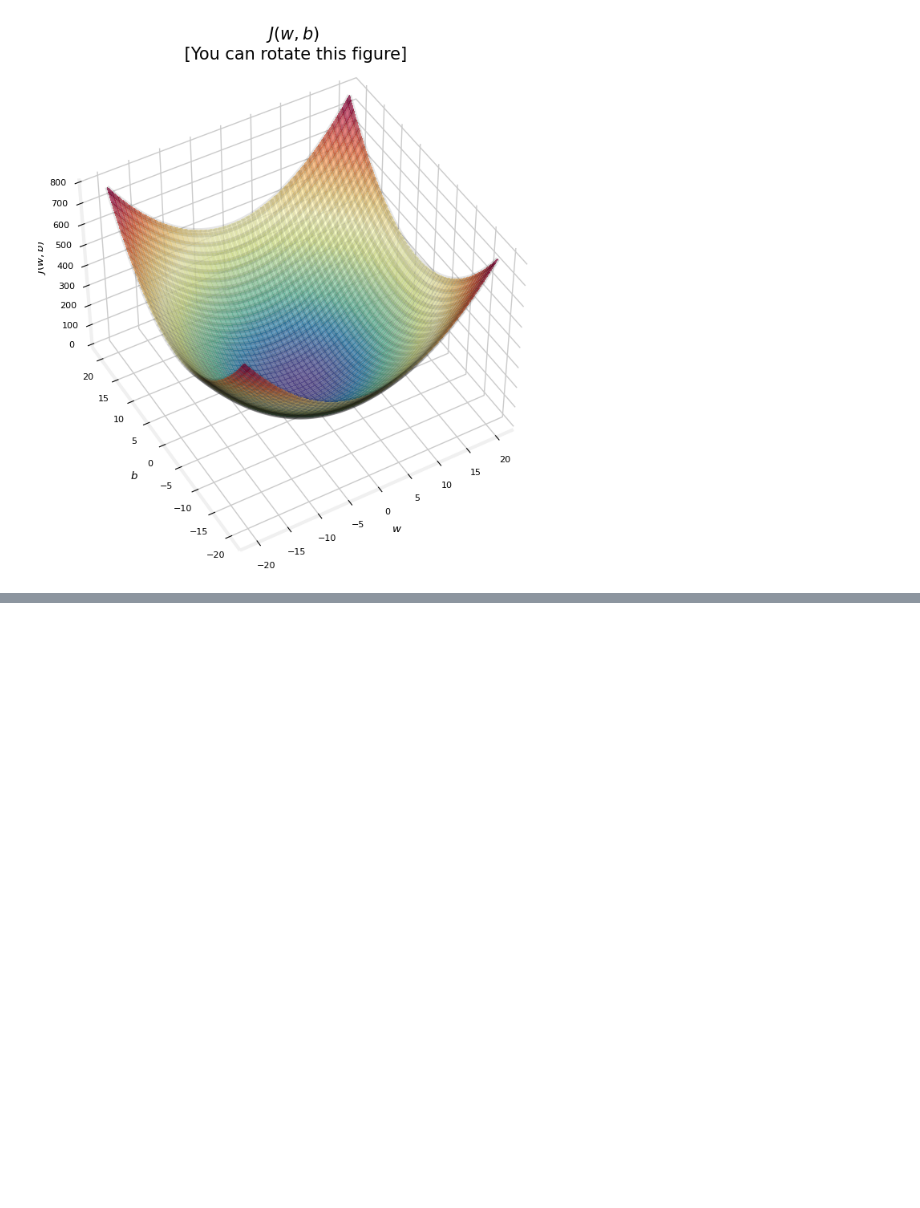
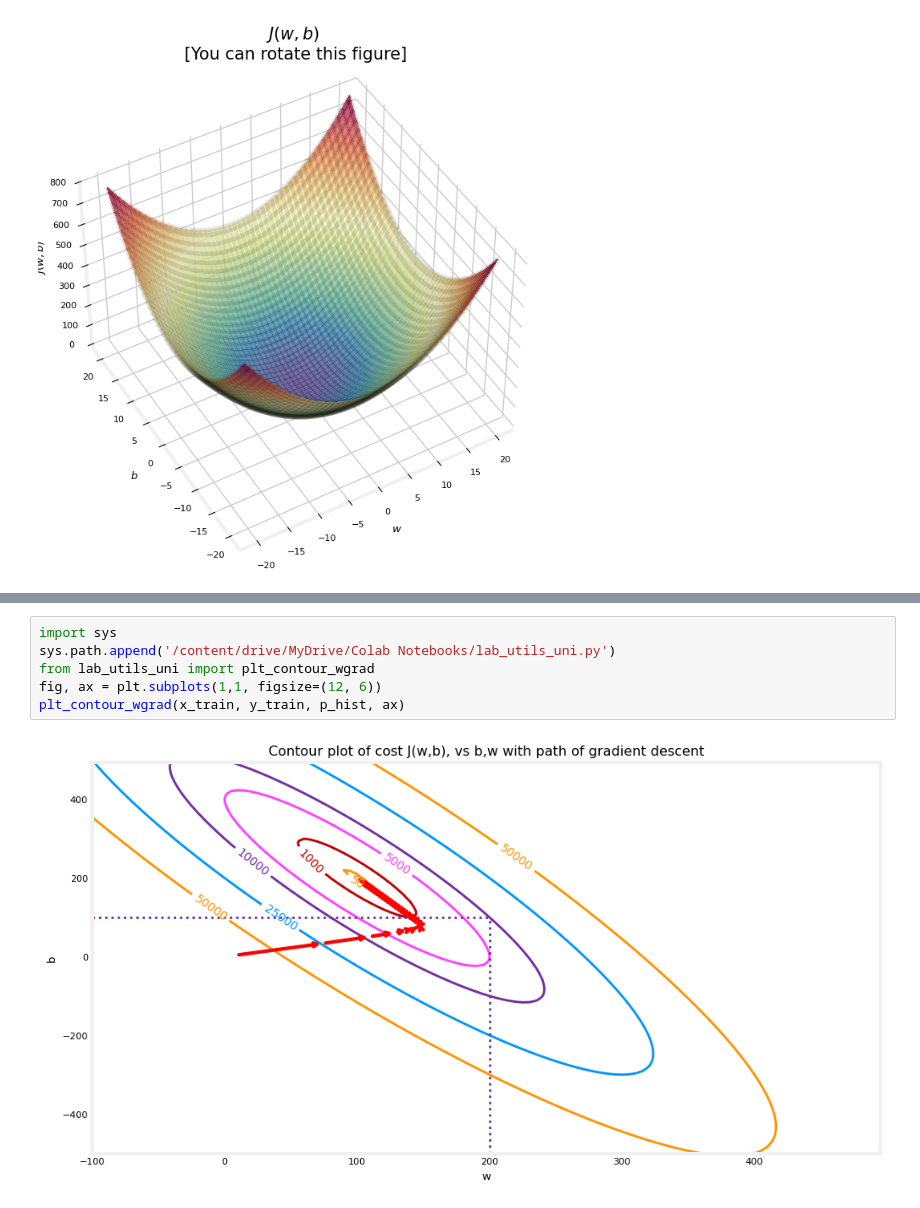
Before and after one commit to krupa2002/Machine_Learning_Krupa, a Jupyter notebook: Supervised_Learning_Quick_Revision.ipynb, the cells around one changed output, grey strips where cells are left out. Drawn from its saved outputs; the diff is of its cells as text; blank space fills up the shorter version.

```diff
--- a/Supervised_Learning_Quick_Revision.ipynb
+++ b/Supervised_Learning_Quick_Revision.ipynb
@@ -193,0 +384,8 @@ soup_bowl()
+# %%
+import sys
+sys.path.append('/content/drive/MyDrive/Colab Notebooks/lab_utils_uni.py')
+from lab_utils_uni import plt_contour_wgrad
+fig, ax = plt.subplots(1,1, figsize=(12, 6))
+plt_contour_wgrad(x_train, y_train, p_hist, ax)
+# %% [output]
+[figure, added]
```
Also changed, not shown: parts of 21 cells of this notebook.
